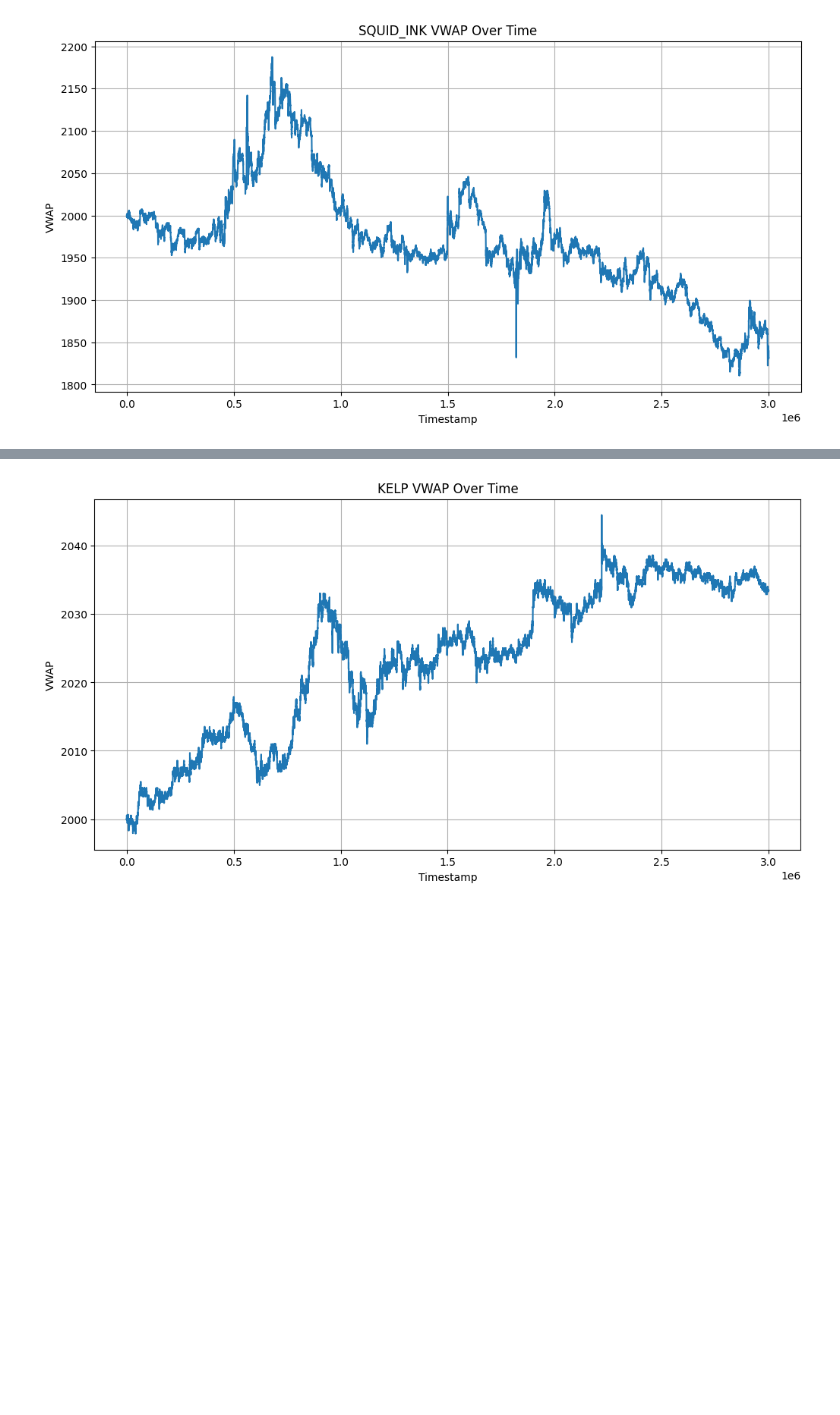
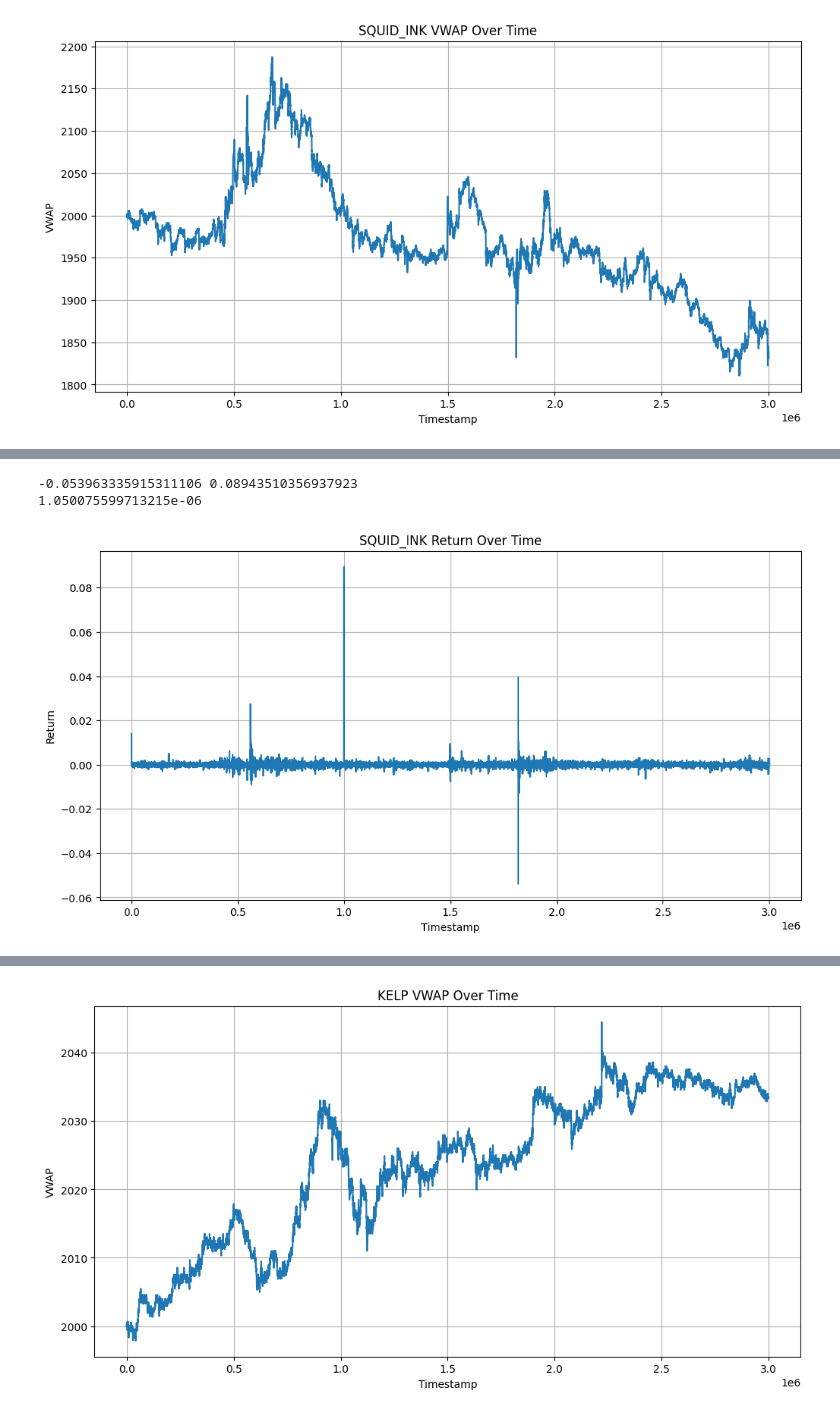
Before and after one commit to shank959/prosperity-imc25, a Jupyter notebook: rounds/round1/eda/round1_eda.ipynb, the cells around one changed output, grey strips where cells are left out. Drawn from its saved outputs; the diff is of its cells as text; code cells hidden in the pictures; blank space fills up the shorter version.

```diff
--- a/rounds/round1/eda/round1_eda.ipynb
+++ b/rounds/round1/eda/round1_eda.ipynb
@@ -64,0 +109,18 @@ plt.show()
+# %%
+# calculate return range
+print(min(squid_ink_df["return"]), max(squid_ink_df["return"]))
+
+# calculate average return
+print(squid_ink_df["return"].mean())
+
+# plot return of squid ink
+plt.figure(figsize=(12, 6))
+plt.plot(squid_ink_df["continuous_timestamp"], squid_ink_df["return"])
+plt.title("SQUID_INK Return Over Time")
+plt.xlabel("Timestamp")
+plt.ylabel("Return")
+plt.grid(True)
+# %% [output]
+-0.053963335915311106 0.08943510356937923
+1.050075599713215e-06
+[figure, added]
```
Also changed, not shown: parts of 11 cells of this notebook.
